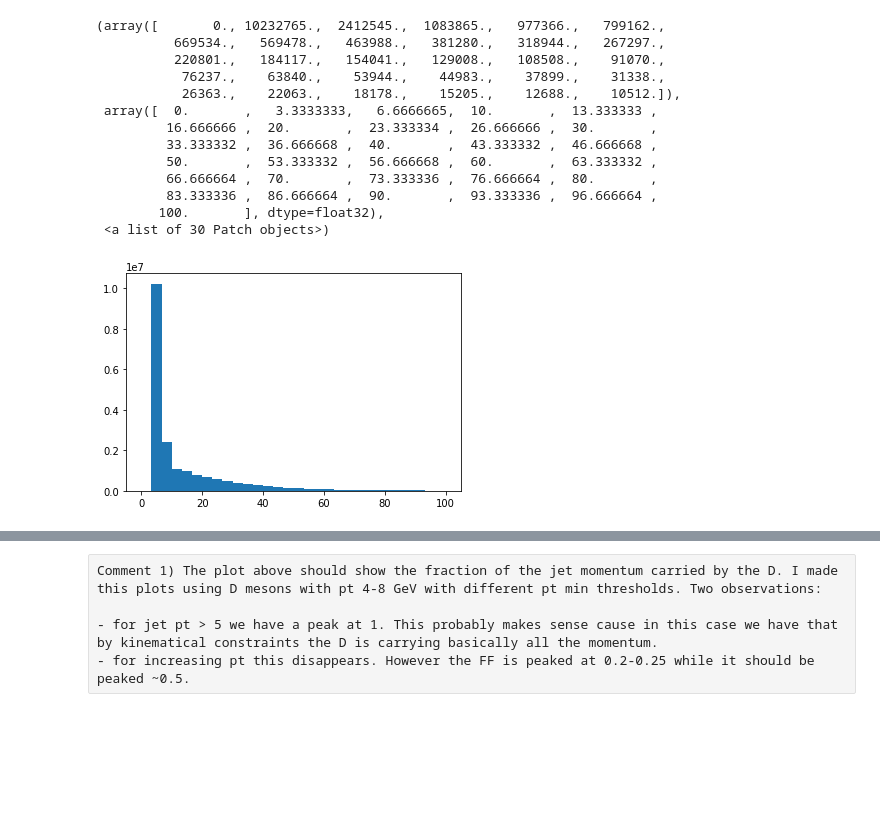
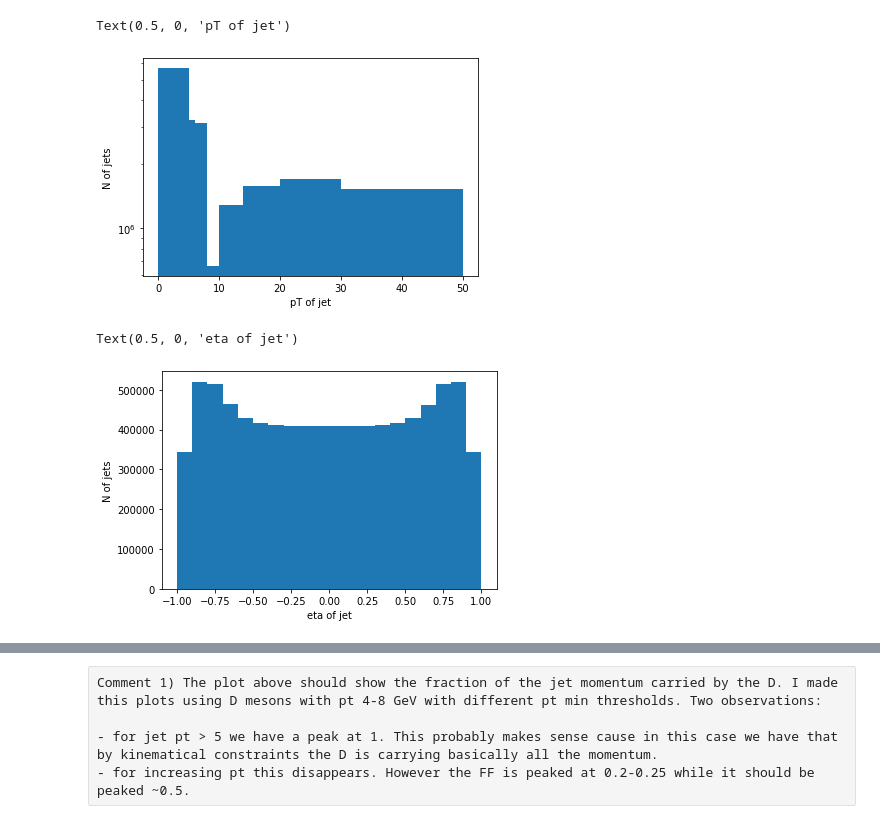
Before and after one commit to alisw/MachineLearningHEP, a Jupyter notebook: Notebooks/CheckJetTree.ipynb, the cells around one changed output, grey strips where cells are left out. Cells and saved outputs as stored; diff of their text form; code cells hidden in the pictures; blank space fills up the shorter version.

```diff
--- a/Notebooks/CheckJetTree.ipynb
+++ b/Notebooks/CheckJetTree.ipynb
@@ -3,26 +3,28 @@ import pickle
 import pandas as pd
 import matplotlib.pyplot as plt
 # %%
-dfgen4_8 = pickle.load(open("AnalysisResultsGen_pt_cand4_8.pkl", "rb"))
+#dfgen4_8 = pickle.load(open("../AnalysisResultsGen_pt_cand4_8_1Mevents.pkl", "rb"))
+dfgen4_8 = pickle.load(open("/data/HeavyFlavour/D0jetpp_20072019/mc/datapklskdecmerged77_2018/AnalysisResultsGen_pt_cand4_8.pkl", "rb"))
 dfgen4_8["zL"] = dfgen4_8["pt_cand"] / dfgen4_8["pt_jet"]
 dfgen4_8_jetmin5 = dfgen4_8[dfgen4_8["pt_jet"]>5]
 dfgen4_8_jetmin10 = dfgen4_8[dfgen4_8["pt_jet"]>10]
 dfgen4_8_jetmin20 = dfgen4_8[dfgen4_8["pt_jet"]>20]
 dfgen4_8_jetmin40 = dfgen4_8[dfgen4_8["pt_jet"]>40]
+dfgen4_8_jetmin8 = dfgen4_8[dfgen4_8["pt_jet"]>8]
+dfgen4_8_jetmin4 = dfgen4_8[dfgen4_8["pt_jet"]>4]
 
-plt.hist(dfgen4_8["pt_jet"], bins = 30, range = [0,100])
+binsPtJet = [0,5.0,6.0,8.0,10.0,14.0,20.0,30.0,50.0]
+plt.hist(dfgen4_8["pt_jet"], bins = binsPtJet, range = [0,200])
+plt.yscale('log')
+plt.ylabel("N of jets")
+plt.xlabel("pT of jet")
 # %% [output]
-(array([       0., 10232765.,  2412545.,  1083865.,   977366.,   799162.,
-          669534.,   569478.,   463988.,   381280.,   318944.,   267297.,
-          220801.,   184117.,   154041.,   129008.,   108508.,    91070.,
-           76237.,    63840.,    53944.,    44983.,    37899.,    31338.,
-           26363.,    22063.,    18178.,    15205.,    12688.,    10512.]),
- array([  0.       ,   3.3333333,   6.6666665,  10.       ,  13.333333 ,
-         16.666666 ,  20.       ,  23.333334 ,  26.666666 ,  30.       ,
-         33.333332 ,  36.666668 ,  40.       ,  43.333332 ,  46.666668 ,
-         50.       ,  53.333332 ,  56.666668 ,  60.       ,  63.333332 ,
-         66.666664 ,  70.       ,  73.333336 ,  76.666664 ,  80.       ,
-         83.333336 ,  86.666664 ,  90.       ,  93.333336 ,  96.666664 ,
-        100.       ], dtype=float32),
- <a list of 30 Patch objects>)
+Text(0.5, 0, 'pT of jet')
-[figure, old version]
+[figure, new version]
+# %%
+plt.hist(dfgen4_8["eta_jet"], bins = 20, range = [-1,1])
+plt.ylabel("N of jets")
+plt.xlabel("eta of jet")
+# %% [output]
+Text(0.5, 0, 'eta of jet')
+[figure, added]
```
Also changed, not shown: parts of 6 cells of this notebook.
